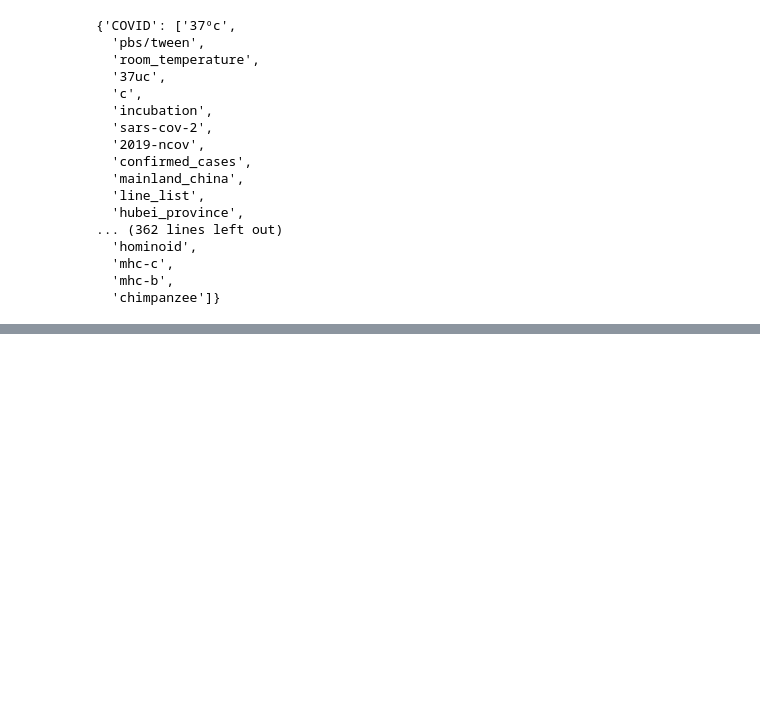
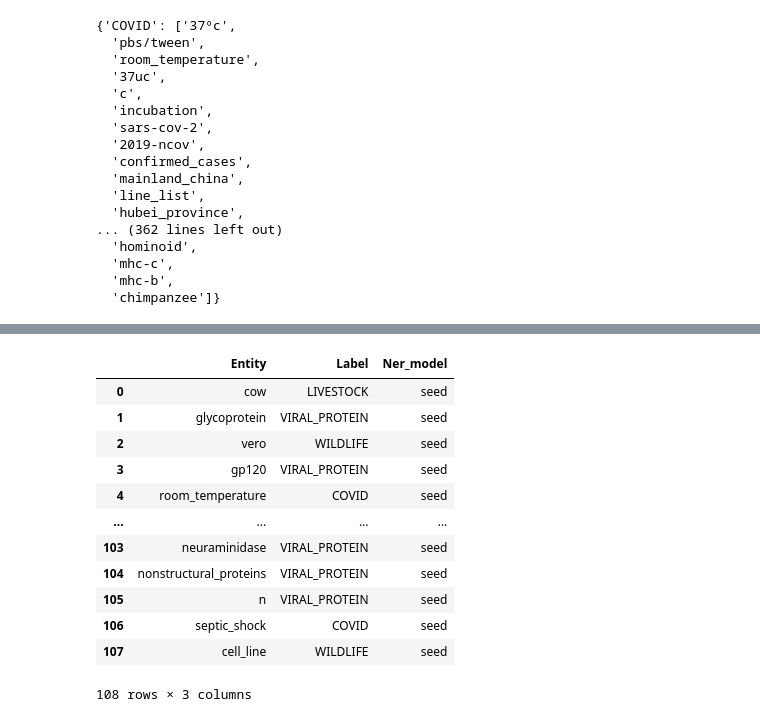
Before and after one commit to yeelimtse/cs-245-project, a Jupyter notebook: ner-models.ipynb, the cells around one changed output, grey strips where cells are left out. Saved outputs shown, nothing was run; the diff lists cells and outputs as text; code cells hidden in the pictures; blank space fills up the shorter version.

```diff
--- a/ner-models.ipynb
+++ b/ner-models.ipynb
@@ -237,5 +237,3 @@ seed
   'mhc-c',
   'mhc-b',
   'chimpanzee']}
-# %%
-def label_based_on_seed()
@@ -253,0 +244,17 @@ bc5dr_entities[1]
+# %%
+def is_in_seed(word, seed):
+    for key in seed:
+        if word in seed[key]:
+            return word, key
+# %%
+def label_based_on_seed(seed, data, model):
+    nlp = model.load()
+    seed_entities = set()
+    for datum in data:
+        doc = nlp(datum)
+        for d in doc:
+            if "NN" in d.tag_:
+                entity_and_label = is_in_seed(d.text, seed)
+                if entity_and_label is not None:
+                    seed_entities.add(entity_and_label)
+    return seed_entities
@@ -253,0 +283,18 @@ bc5dr_entities[1]
+# %%
+seed_entities_dataframe = pd.DataFrame(seed_entities,columns=['Entity','Label']) #save returned values of entities and their labels in a pandas dataframe
+seed_entities_dataframe['Ner_model'] = 'seed' # include a column with constant value of NER model
+seed_entities_dataframe
+# %% [output]
+|  | Entity | Label | Ner_model |
+| 0 | cow | LIVESTOCK | seed |
+| 1 | glycoprotein | VIRAL_PROTEIN | seed |
+| 2 | vero | WILDLIFE | seed |
+| 3 | gp120 | VIRAL_PROTEIN | seed |
+| 4 | room_temperature | COVID | seed |
+| ... | ... | ... | ... |
+| 103 | neuraminidase | VIRAL_PROTEIN | seed |
+| 104 | nonstructural_proteins | VIRAL_PROTEIN | seed |
+| 105 | n | VIRAL_PROTEIN | seed |
+| 106 | septic_shock | COVID | seed |
+| 107 | cell_line | WILDLIFE | seed |
+108 rows × 3 columns
```
Also changed, not shown: parts of 7 cells of this notebook, 1 other file.
